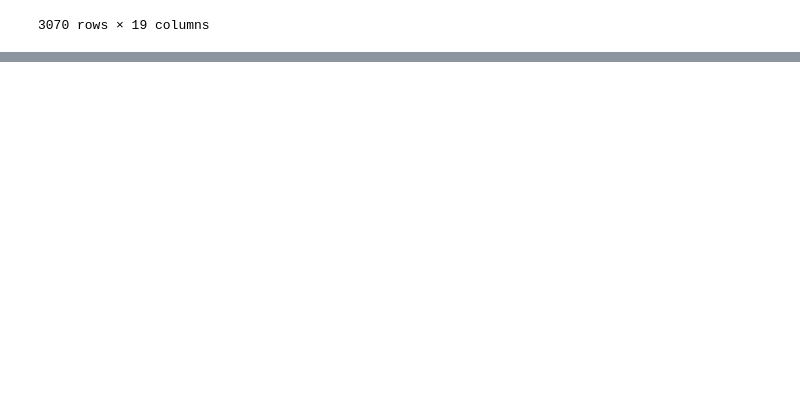
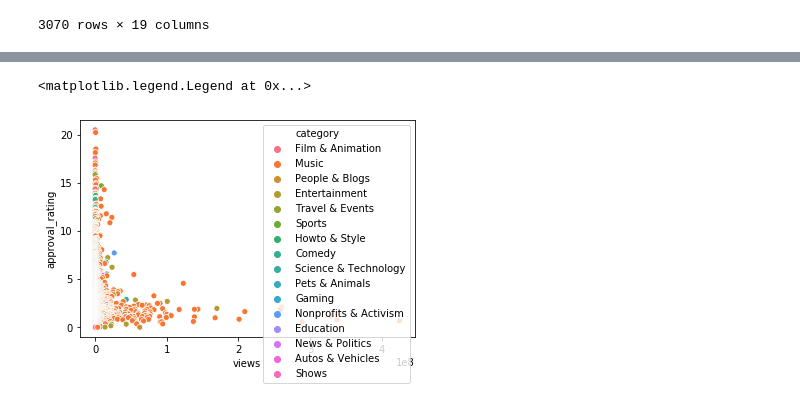
Before and after one commit to adelelezaj/YoutubePrj, a Jupyter notebook: youtube.ipynb, the cells around one changed output, grey strips where cells are left out. Cells and saved outputs as stored; diff of their text form; code cells hidden in the pictures; blank space fills up the shorter version.

```diff
--- a/youtube.ipynb
+++ b/youtube.ipynb
@@ -301,0 +172,7 @@ Text(0, 0.5, 'Likes')
+# %%
+def approval(row):
+    return (row['likes'])/(row['views']) * 100
+# %%
+gb_df1.loc[:,'approval_rating'] = gb_df1.apply(approval,axis=1)
+
+appr_sorted = gb_df1.sort_values('approval_rating', ascending=False)
@@ -301,0 +193,5 @@ Text(0, 0.5, 'Likes')
+# %%
+sns.scatterplot(x='views', y='approval_rating', data=appr_sorted, hue='category').legend(loc='best')
+# %% [output]
+<matplotlib.legend.Legend at 0x...>
+[figure, added]
```
Also changed, not shown: parts of 37 cells of this notebook.
